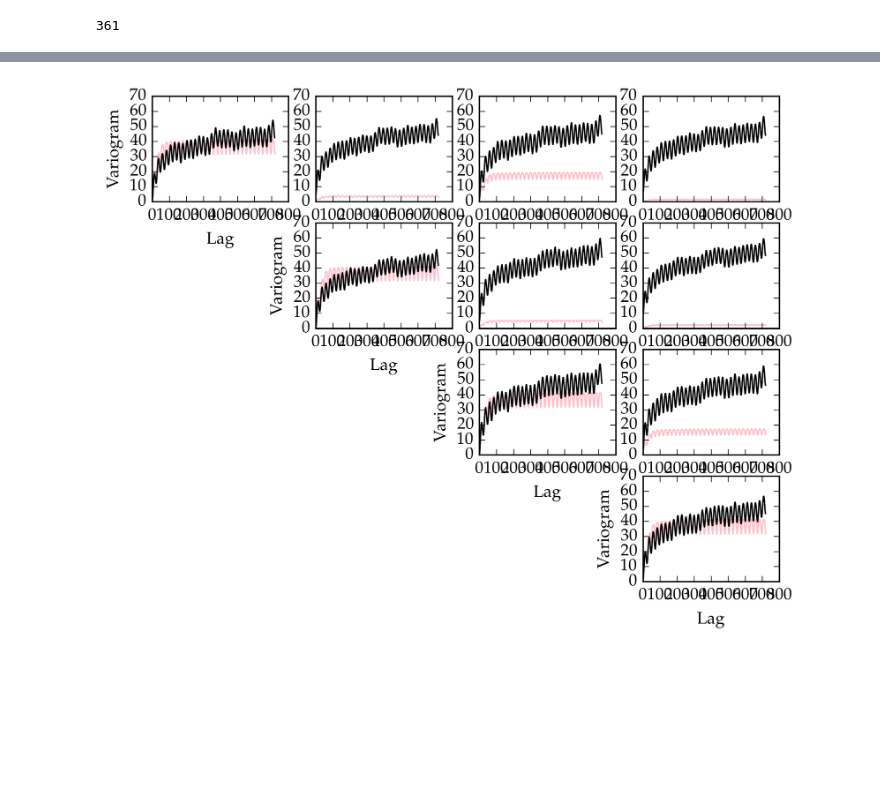
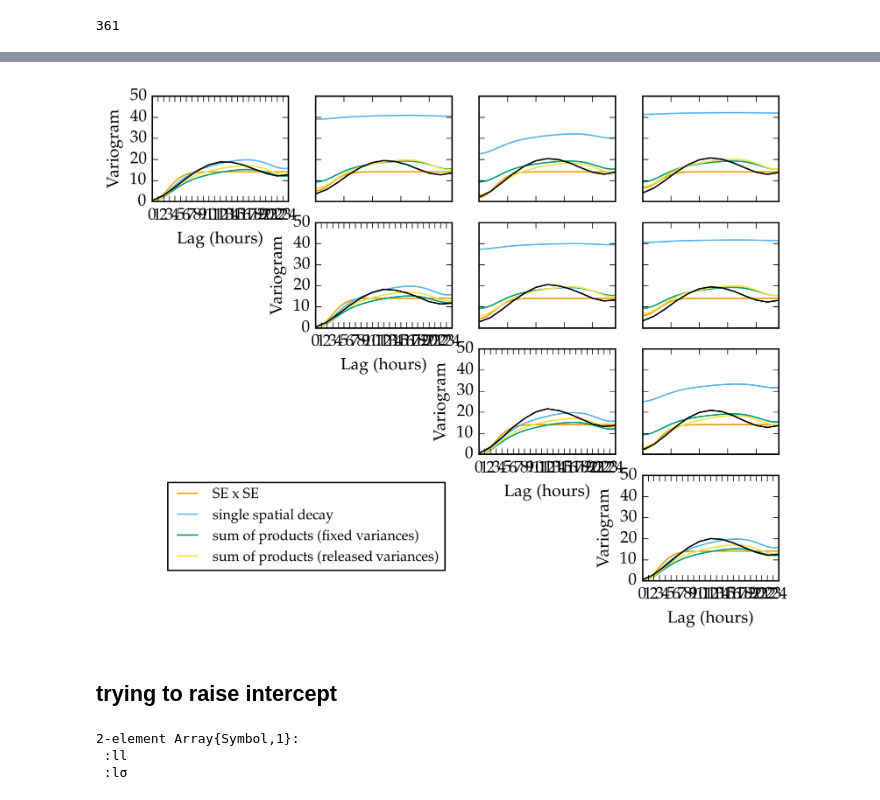
Before and after one commit to maximerischard/TemperatureImputations.jl, a Jupyter notebook: JuliaGP_spatial_variogram.ipynb, the cells around one changed output, grey strips where cells are left out. Cells and saved outputs as stored; diff of their text form; code cells hidden in the pictures; blank space fills up the shorter version.

```diff
--- a/JuliaGP_spatial_variogram.ipynb
+++ b/JuliaGP_spatial_variogram.ipynb
@@ -269,10 +331,0 @@ cross_variog (generic function with 4 methods)
-# %%
-station_i=1
-station_j=2
-data_i = group_stations[station_i]
-data_j = group_stations[station_j]
-times_i = data_i[:ts].values
-times_j = data_j[:ts].values
-temp_i = data_i[:temp].values
-temp_j = data_j[:temp].values
-@code_warntype cross_variog(times_i, times_j, temp_i, temp_j, timebins);
@@ -313,0 +346,9 @@ pairwiseEuclid[1,2]
+# %%
+cbbPalette = ["#E69F00", "#56B4E9", "#009E73", "#F0E442", "#0072B2", "#D55E00", "#CC79A7"]
+;
+
+function time_variog(gp::GP, rr::AbstractVector, dist::Float64)
+    fitted_cov = [cov(gp.k, [0.0,0.0,0.0], [r,dist,0.0]) for r in rr]
+    k00 = cov(gp.k, [0.0,0.0,0.0], [0.0,0.0,0.0])
+    return exp(2.0*gp.logNoise).+k00.-fitted_cov
+end
@@ -314,20 +442,49 @@ pairwiseEuclid[1,2]
 # %%
-for station_i in 1:4
-    for station_j in station_i:4
-        v=all_cross_variogs[station_i,station_j]
-        plt.subplot(4,4,(station_i-1)*4+station_j)
-        y = variog(v)
-        x = convert(Vector{Float64},v.bins)
-        d = pairwiseEuclid[station_i,station_j]
-        fitted_cov = [cov(k_spatiotemporal, [0.0,r,0.0], [r,d,0.0]) for r in x]
-        plt.plot(x, exp(2.0*logNoise).+fitted_cov[1].-fitted_cov, color="pink")
-        plt.plot(x, y, color="black")
-        if station_i == station_j
-            plt.xlabel("Lag")
-            plt.ylabel("Variogram")
+begin
+    local h
+    local l
+    for station_i in 1:4
+        for station_j in station_i:4
+            v=all_cross_variogs[station_i,station_j]
+            plt.subplot(4,4,(station_i-1)*4+station_j)
+            y = variog(v)
+            x = convert(Vector{Float64},v.bins)
+            d = pairwiseEuclid[station_i,station_j]
+            xx = minimum(x):0.1:maximum(x)
+            plt.plot(xx, time_variog(gp_SESE, xx, d), color=cbbPalette[1], label="SE x SE")
+            plt.plot(xx, time_variog(gp_sumSE, xx, d), color=cbbPalette[2], label="single spatial decay")
+            plt.plot(xx, time_variog(gp_sumprods, xx, d), color=cbbPalette[3], label="sum of products (fixed variances)")
+            plt.plot(xx, time_variog(gp_releasedvar, xx, d), color=cbbPalette[4], label="sum of products (released variances)")
+            plt.plot(x, y, color="black")
+            if station_i == station_j
+                plt.xlabel("Lag (hours)")
+                plt.ylabel("Variogram")
+                ax = plt.gca()
+                ax[:set_xticks](collect(minimum(x):maximum(x)))
+            else
+                ax = plt.gca()
+                ax[:set_xticklabels]([])
+                ax[:set_yticklabels]([])
+            end
+            if station_i == 1 & station_j == 1
+                h, l = plt.gca()[:get_legend_handles_labels]()
+            end
+
+            plt.xlim(0,24)
+            plt.ylim(0,50)
         end
-        plt.ylim(0,70)
     end
-end
+    plt.subplot(4,4,14)
+    plt.gca()[:axis]("off")
+    plt.legend(h,l,loc="upper right", fontsize="small")
+end;
 # %% [output]
-[figure, old version]
+[figure, new version]
+# %% [markdown]
+## trying to raise intercept
+# %%
+get_param_names(SEIso(0.0,0.0))
+# %% [output]
+2-element Array{Symbol,1}:
+ :ll
+ :lσ
```
Also changed, not shown: parts of 47 cells of this notebook, 8 other files.
